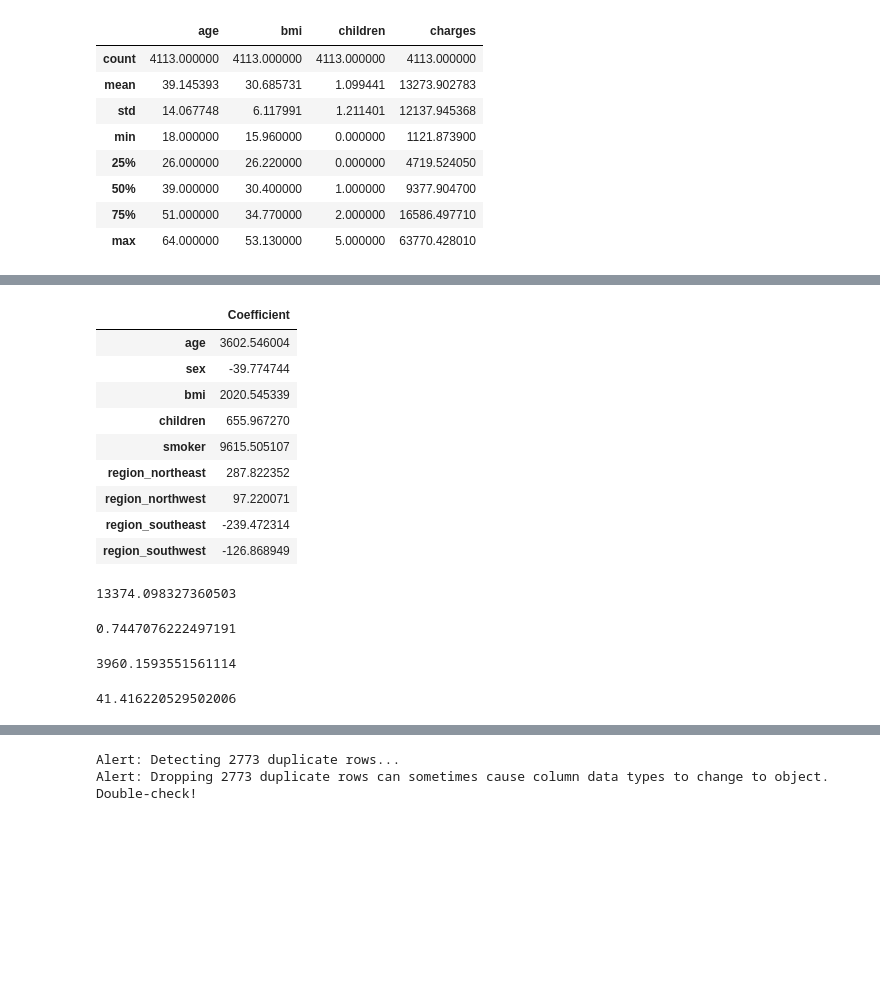
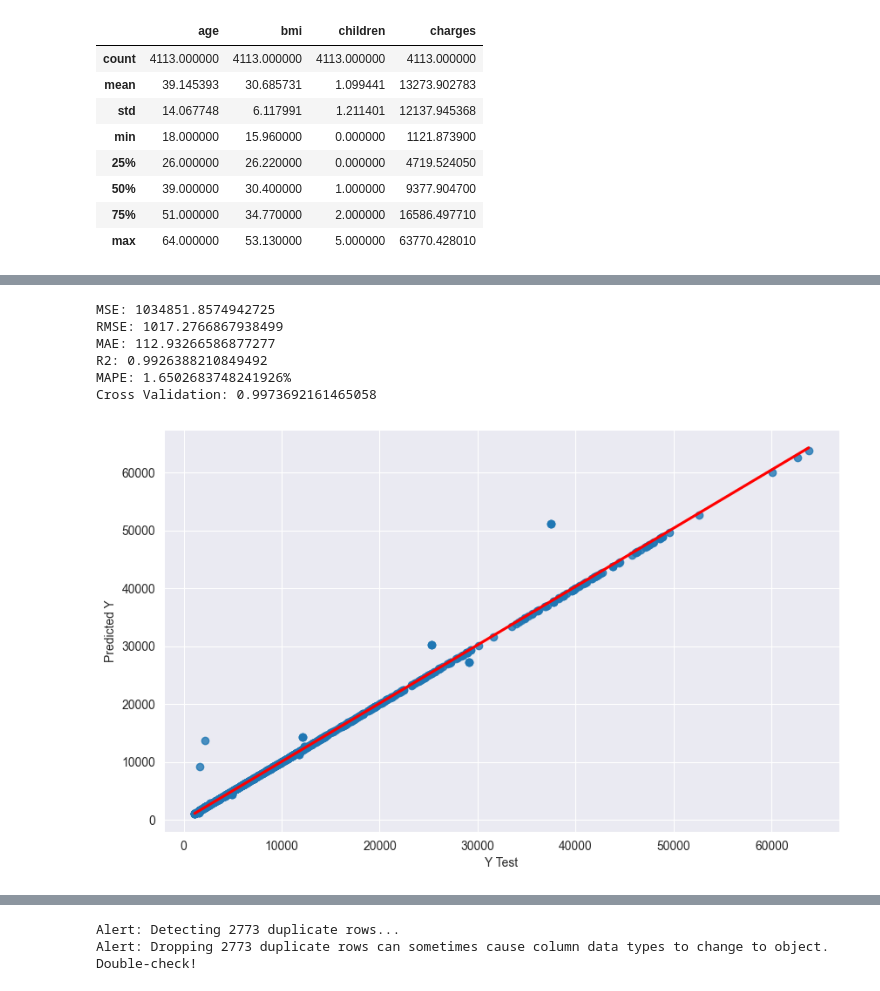
Before and after one commit to LuizWinsig/FIAP-Grupo17, a Jupyter notebook: medical_insurance_EDA_regression.ipynb, the cells around one changed output, grey strips where cells are left out. Saved outputs shown, nothing was run; the diff lists cells and outputs as text; code cells hidden in the pictures; blank space fills up the shorter version.

```diff
--- a/medical_insurance_EDA_regression.ipynb
+++ b/medical_insurance_EDA_regression.ipynb
@@ -161,4 +224,0 @@ Primeiramente iremos remover os valores duplicados. Por ser uma base de dados fo
-# %%
-# # Removendo valores duplicados
-df.drop_duplicates(inplace=True)
-df.describe()
@@ -282,43 +309,19 @@ plt.show()
-# %%
-# Verificando os coeficientes
-coeff_df = pd.DataFrame(lr.coef_, X.columns, columns=['Coefficient'])
-coeff_df
-# %% [output]
-|  | Coefficient |
-| age | 3602.546004 |
-| sex | -39.774744 |
-| bmi | 2020.545339 |
-| children | 655.967270 |
-| smoker | 9615.505107 |
-| region_northeast | 287.822352 |
-| region_northwest | 97.220071 |
-| region_southeast | -239.472314 |
-| region_southwest | -126.868949 |
-# %%
-# Verificando o intercepto
-lr.intercept_
-# %% [output]
-13374.098327360503
-# %%
-# Verificando o modelo
-from sklearn.model_selection import cross_val_score
-scores = cross_val_score(lr, X, y, cv=5)
-scores.mean()
-# %% [output]
-0.7447076222497191
-# %%
-# Calculando o erro médio absoluto
-from sklearn.metrics import mean_absolute_error
-mae = mean_absolute_error(y_test, y_pred)
-mae
-# %% [output]
-3960.1593551561114
-# %%
-# calculando o erro médio percentual absoluto
-mape = np.mean(np.abs((y_test - y_pred) / y_test)) * 100
-mape
-# %% [output]
-41.416220529502006
+# %%
+#Decision Tree
+from sklearn.tree import DecisionTreeRegressor
+dt = DecisionTreeRegressor(random_state=42)
+dt.fit(X_train, y_train)
+y_pred = dt.predict(X_test)
+
+evaluate_regression(dt, y_test, y_pred)
+# %% [output]
+MSE: 1034851.8574942725
+RMSE: 1017.2766867938499
+MAE: 112.93266586877277
+R2: 0.9926388210849492
+MAPE: 1.6502683748241926%
+Cross Validation: 0.9973692161465058
+[figure, added]
 # %%
 # Random Forest
 from sklearn.ensemble import RandomForestRegressor
```
Also changed, not shown: parts of 65 cells of this notebook.
